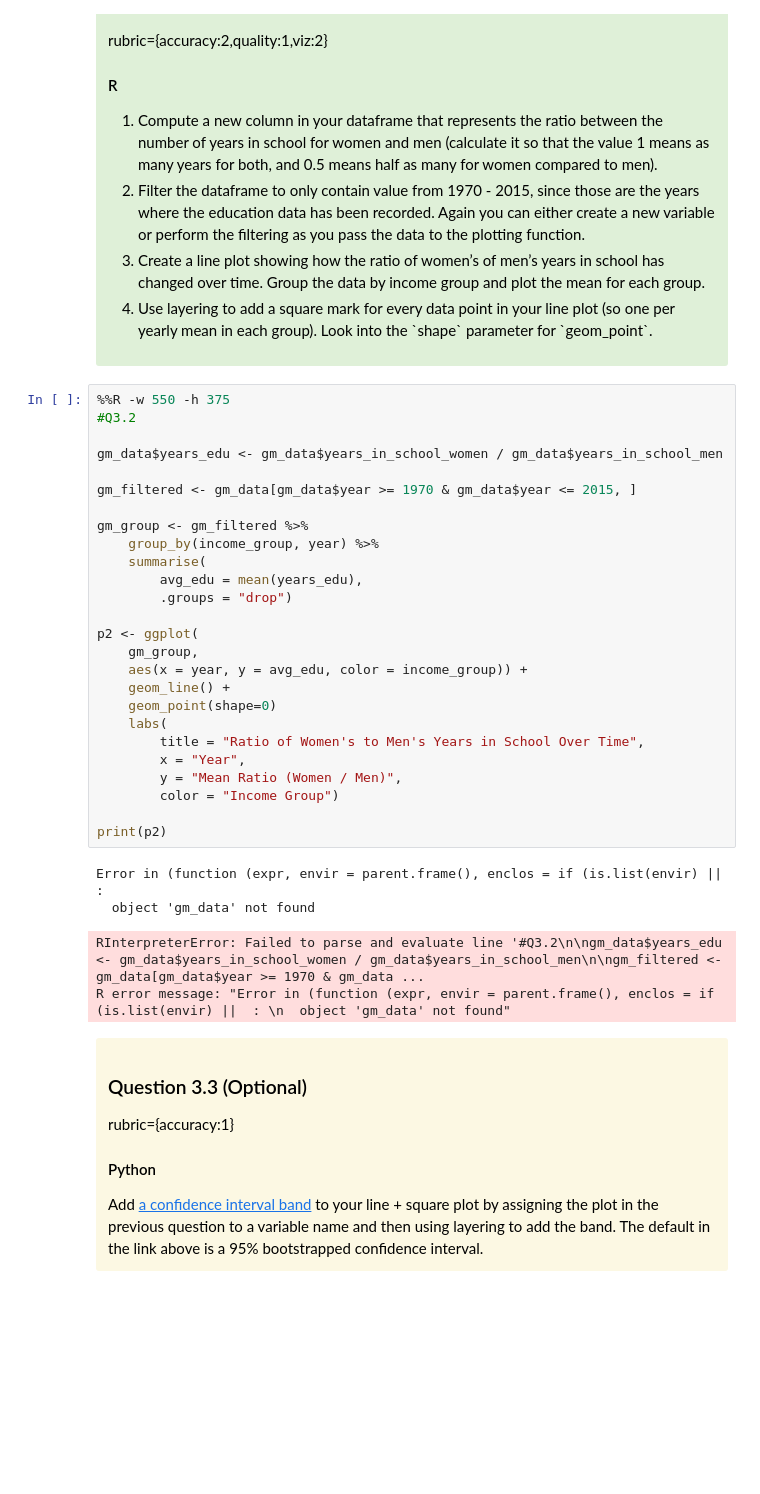
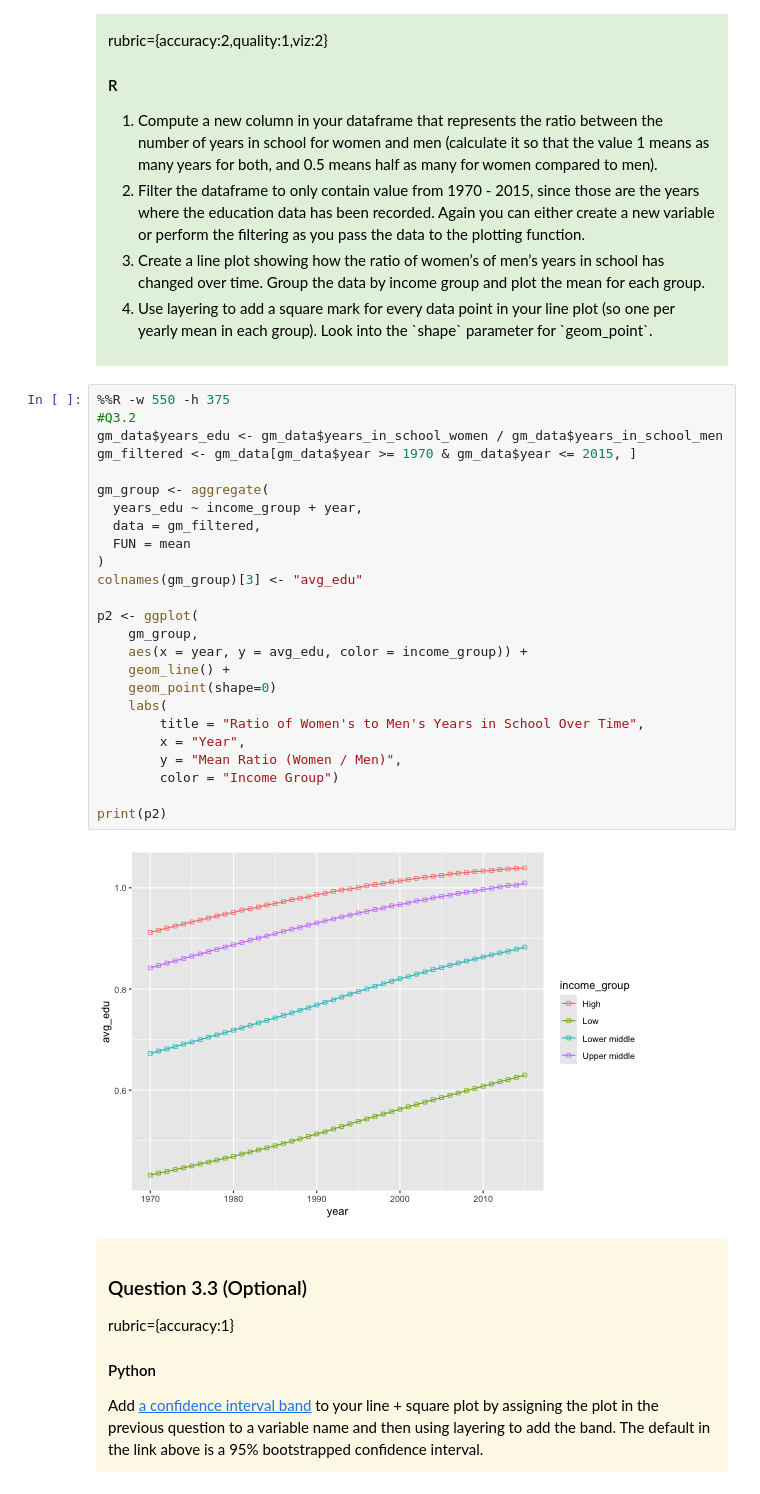
Before and after one commit to JordanKaseram/MDS-Data-550-Labs, a Jupyter notebook: Lab 1/lab1_python (1).ipynb, the cells around one changed output. Cells and saved outputs as stored; diff of their text form; blank space fills up the shorter version.

```diff
--- a/Lab 1/lab1_python (1).ipynb
+++ b/Lab 1/lab1_python (1).ipynb
@@ -302,34 +311,30 @@ R
 # %%
 %%R -w 550 -h 375
 #Q3.2
-
 gm_data$years_edu <- gm_data$years_in_school_women / gm_data$years_in_school_men
-
 gm_filtered <- gm_data[gm_data$year >= 1970 & gm_data$year <= 2015, ]
 
-gm_group <- gm_filtered %>%
-    group_by(income_group, year) %>%
-    summarise(
-        avg_edu = mean(years_edu),
-        .groups = "drop")
+gm_group <- aggregate(
+  years_edu ~ income_group + year,
+  data = gm_filtered,
+  FUN = mean
+)
+colnames(gm_group)[3] <- "avg_edu"
 
 p2 <- ggplot(
     gm_group,
     aes(x = year, y = avg_edu, color = income_group)) +
     geom_line() +
     geom_point(shape=0)
     labs(
         title = "Ratio of Women's to Men's Years in School Over Time",
         x = "Year",
         y = "Mean Ratio (Women / Men)",
         color = "Income Group")
 
 print(p2)
 # %% [output]
-Error in (function (expr, envir = parent.frame(), enclos = if (is.list(envir) ||  :
-  object 'gm_data' not found
-RInterpreterError: Failed to parse and evaluate line '#Q3.2\n\ngm_data$years_edu <- gm_data$years_in_school_women / gm_data$years_in_school_men\n\ngm_filtered <- gm_data[gm_data$year >= 1970 & gm_data ...
-R error message: "Error in (function (expr, envir = parent.frame(), enclos = if (is.list(envir) ||  : \n  object 'gm_data' not found"
+[figure, added]
 # %% [markdown]
 <div class="alert alert-warning" style="color:black">
 
```
Also changed, not shown: parts of 23 cells of this notebook.
